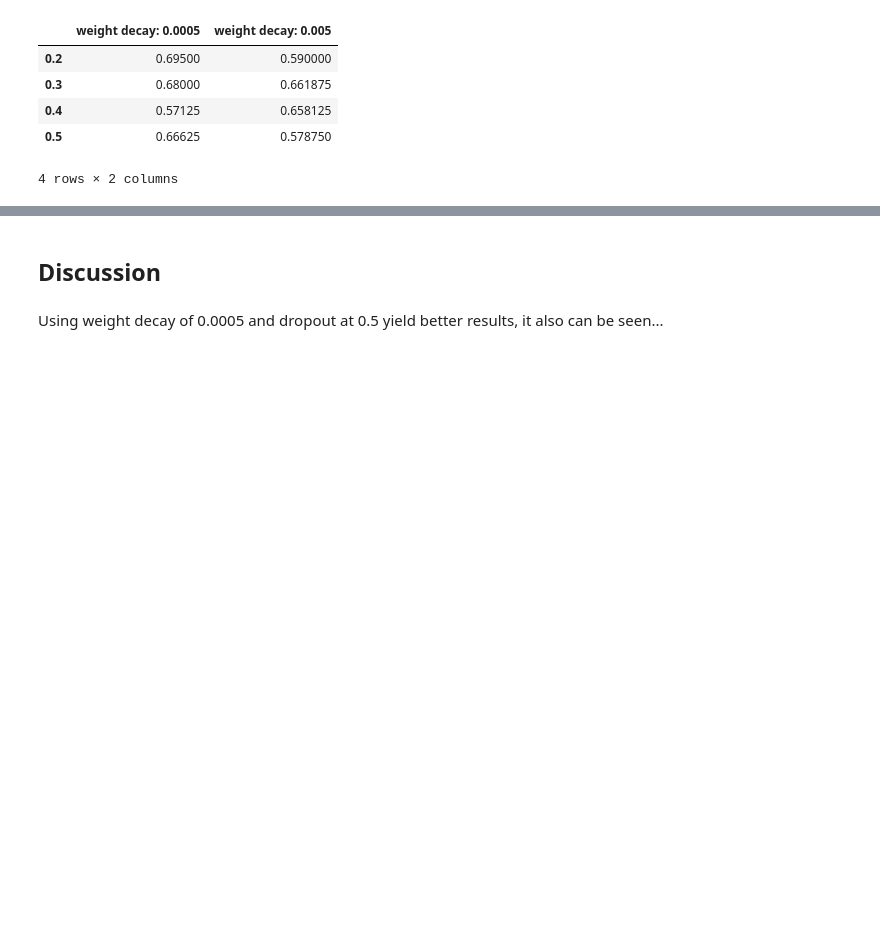
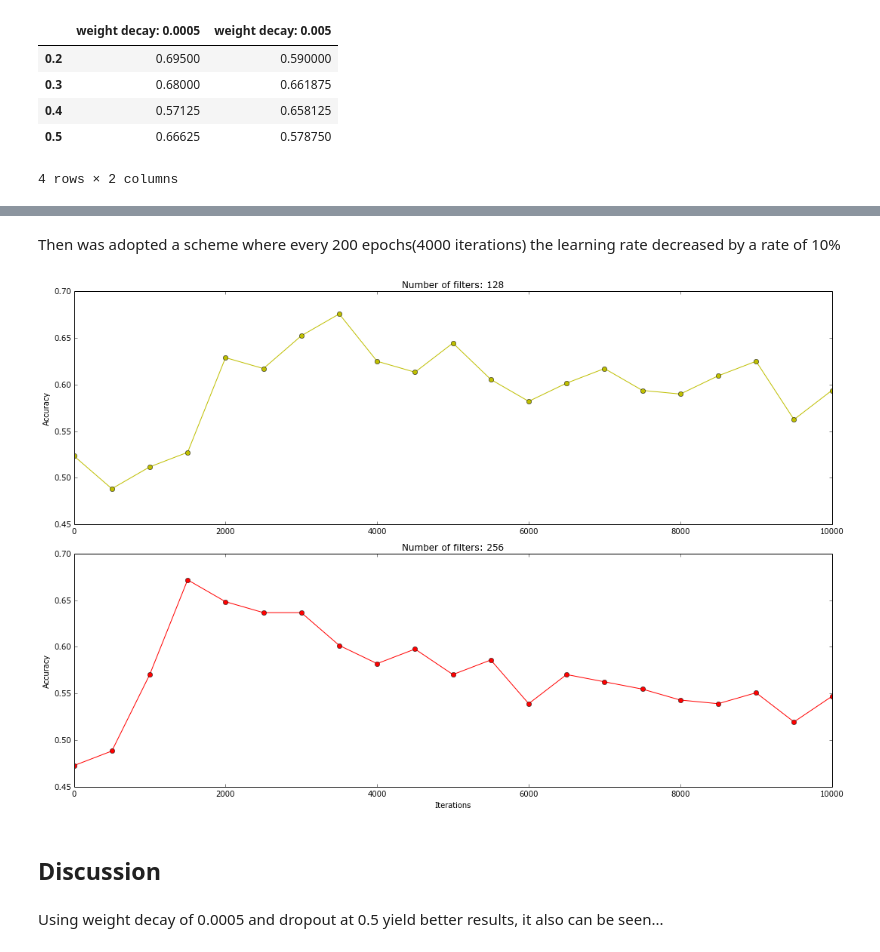
Before and after one commit to inulinux12/BCDR, a Jupyter notebook: LesionBCDR.ipynb, the cells around one changed output, grey strips where cells are left out. Saved outputs shown, nothing was run; the diff lists cells and outputs as text; code cells hidden in the pictures; blank space fills up the shorter version.

```diff
--- a/LesionBCDR.ipynb
+++ b/LesionBCDR.ipynb
@@ -273,3 +302,24 @@ df
+# %% [markdown]
+Then was adopted a scheme where every 200 epochs(4000 iterations) the learning rate decreased by a rate of 10%
+# %%
+x1 = np.linspace(0, 10000, 21)
+
+plt.figure(figsize=(15,10))
+plt.subplot(2, 1, 1)
+plt.plot(x1, results[2], 'yo-')
+plt.title('Number of filters: 128')
+plt.ylabel('Accuracy')
+
+plt.subplot(2, 1, 2)
+plt.plot(x1, results[3], 'ro-')
+plt.title('Number of filters: 256')
+plt.xlabel('Iterations')
+plt.ylabel('Accuracy')
+
+plt.tight_layout()
+plt.show()
+# %% [output]
+[figure, added]
 # %% [markdown]
 ## Discussion
 # %% [markdown]
```
Also changed, not shown: parts of 7 cells of this notebook, 4 other files.
